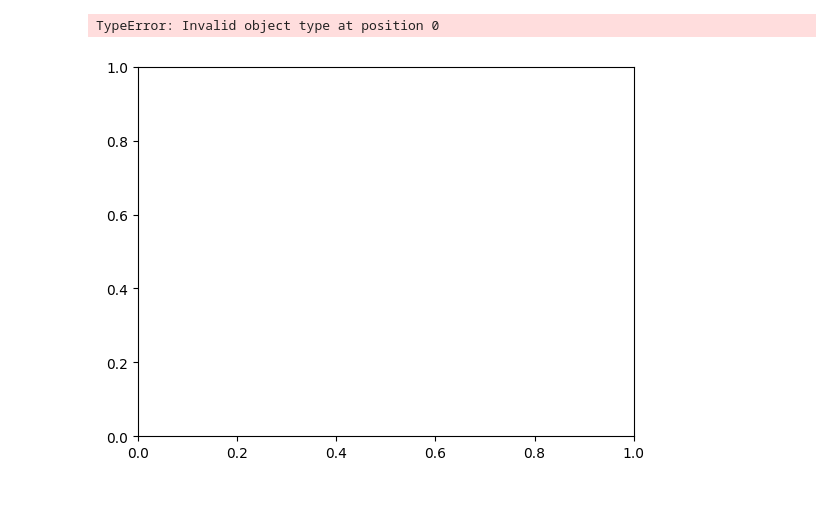
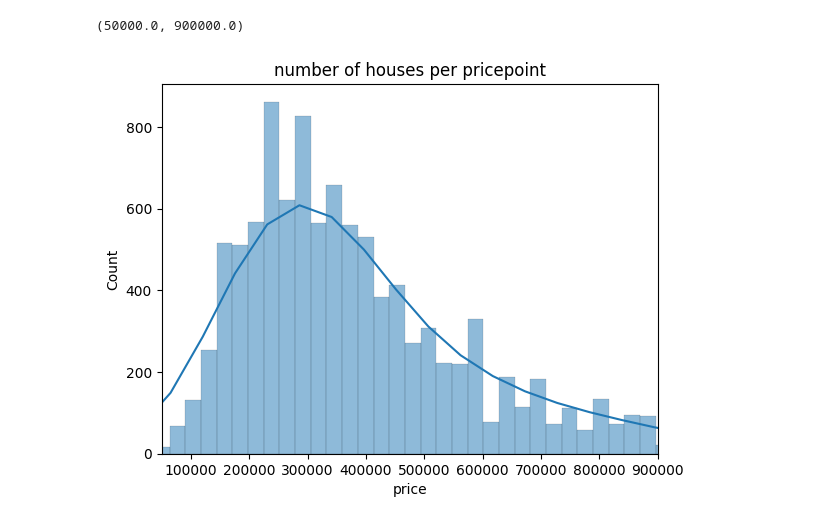
Before and after one commit to danielbauwens/Immo-Project-Data-Analysis, a Jupyter notebook: analysis.ipynb, the cells around one changed output. Drawn from its saved outputs; the diff is of its cells as text; code cells hidden in the pictures; blank space fills up the shorter version.

```diff
--- a/analysis.ipynb
+++ b/analysis.ipynb
@@ -36,6 +36,7 @@ graph.set_ylim(0, 200)
-# %%
-graph = sns.lineplot(x=ds['Price of property in euro'].max, y='Living area', data=ds, hue='Type of property', palette='bright')
-graph.set(xlabel = 'price(in million)', ylabel = 'living area', title= 'living area to price correlation')
-# %% [output]
-TypeError: Invalid object type at position 0
-[figure, removed]
+# %%
+graph = sns.histplot(ds['price'], kde=True)
+graph.set(title='number of houses per pricepoint')
+graph.set_xlim(50000, 900000)
+# %% [output]
+(50000.0, 900000.0)
+[figure, added]
```
Also changed, not shown: parts of 4 cells of this notebook.
